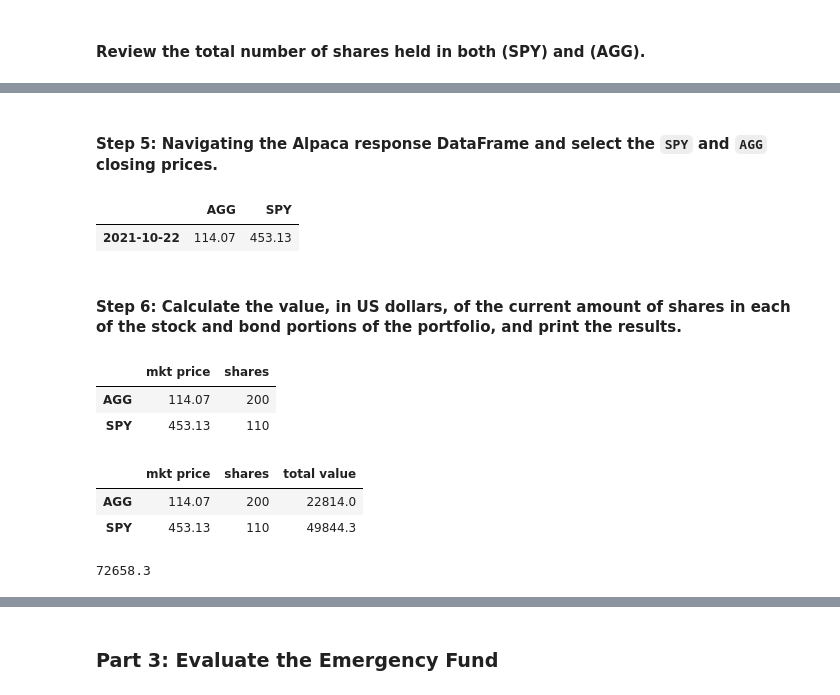
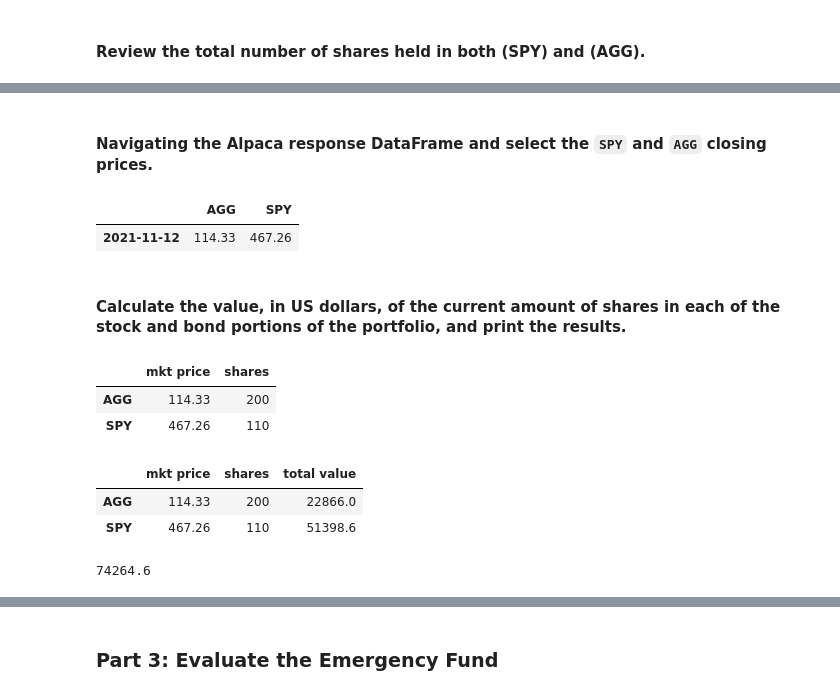
Before and after one commit to anythingelse-sf/monte_carlo_forecast, a Jupyter notebook: financial_planning_tools.ipynb, the cells around one changed output, grey strips where cells are left out. Cells and saved outputs as stored; diff of their text form; code cells hidden in the pictures.

```diff
--- a/financial_planning_tools.ipynb
+++ b/financial_planning_tools.ipynb
@@ -183,6 +180,6 @@ timeframe="1D"
 
 # Format current date as ISO format
 # Set both the start and end date at the date of your prior weekday to provide the closing price of the previous trading day
-start_date=pd.Timestamp("2021-10-22",tz="America/New_York").isoformat()
-end_date=pd.Timestamp("2021-10-22",tz="America/New_York").isoformat()
+start_date=pd.Timestamp("2021-11-12",tz="America/New_York").isoformat()
+end_date=pd.Timestamp("2021-11-12",tz="America/New_York").isoformat()
 # %% [markdown]
@@ -206,2 +203,2 @@ df_portfolio.head()
 # %% [markdown]
-#### Step 5: Navigating the Alpaca response DataFrame and select the `SPY` and `AGG` closing prices.
+#### Navigating the Alpaca response DataFrame and select the `SPY` and `AGG` closing prices.
@@ -222,28 +217,28 @@ closing_prices_df.index = closing_prices_df.index.date
 closing_prices_df.head()
 # %% [output]
 |  | AGG | SPY |
-| 2021-10-22 | 114.07 | 453.13 |
+| 2021-11-12 | 114.33 | 467.26 |
 # %% [markdown]
-#### Step 6: Calculate the value, in US dollars, of the current amount of shares in each of the stock and bond portions of the portfolio, and print the results.
+#### Calculate the value, in US dollars, of the current amount of shares in each of the stock and bond portions of the portfolio, and print the results.
 # %%
 ### Add the number of shares variable to the data frame
 ### Calculate the total value of each position in the DataFrame
-new_closing_prices_df=closing_prices_df.transpose()
-new_closing_prices_df['shares']=[agg_shares,spy_shares]
-new_closing_prices_df.columns=['mkt price', 'shares']
-new_closing_prices_df.head()
+new_sb_closing_prices_df=closing_prices_df.transpose()
+new_sb_closing_prices_df['shares']=[agg_shares,spy_shares]
+new_sb_closing_prices_df.columns=['mkt price', 'shares']
+new_sb_closing_prices_df.head()
 # %% [output]
 |  | mkt price | shares |
-| AGG | 114.07 | 200 |
-| SPY | 453.13 | 110 |
+| AGG | 114.33 | 200 |
+| SPY | 467.26 | 110 |
 # %%
 # Calculate the current value of the stock portion of the portfolio
-new_closing_prices_df['total value']=new_closing_prices_df['mkt price']*new_closing_prices_df['shares']
-new_closing_prices_df
+new_sb_closing_prices_df['total value']=new_sb_closing_prices_df['mkt price']*new_sb_closing_prices_df['shares']
+new_sb_closing_prices_df
 # %% [output]
 |  | mkt price | shares | total value |
-| AGG | 114.07 | 200 | 22814.0 |
-| SPY | 453.13 | 110 | 49844.3 |
+| AGG | 114.33 | 200 | 22866.0 |
+| SPY | 467.26 | 110 | 51398.6 |
 # %%
 # Calculate the total value of the stock and bond portion of the portfolio
 stocks_bonds_value= new_closing_prices_df['total value'].sum()
@@ -251,7 +246,7 @@ stocks_bonds_value= new_closing_prices_df['total value'].sum()
 # Print the current balance of the stock and bond portion of the portfolio
 stocks_bonds_value
 # %% [output]
-72658.3
+74264.6
 # %%
 # Remember the crypto_value
 total_crypto_wallet
```
Also changed, not shown: parts of 56 cells of this notebook, 3 other files.
